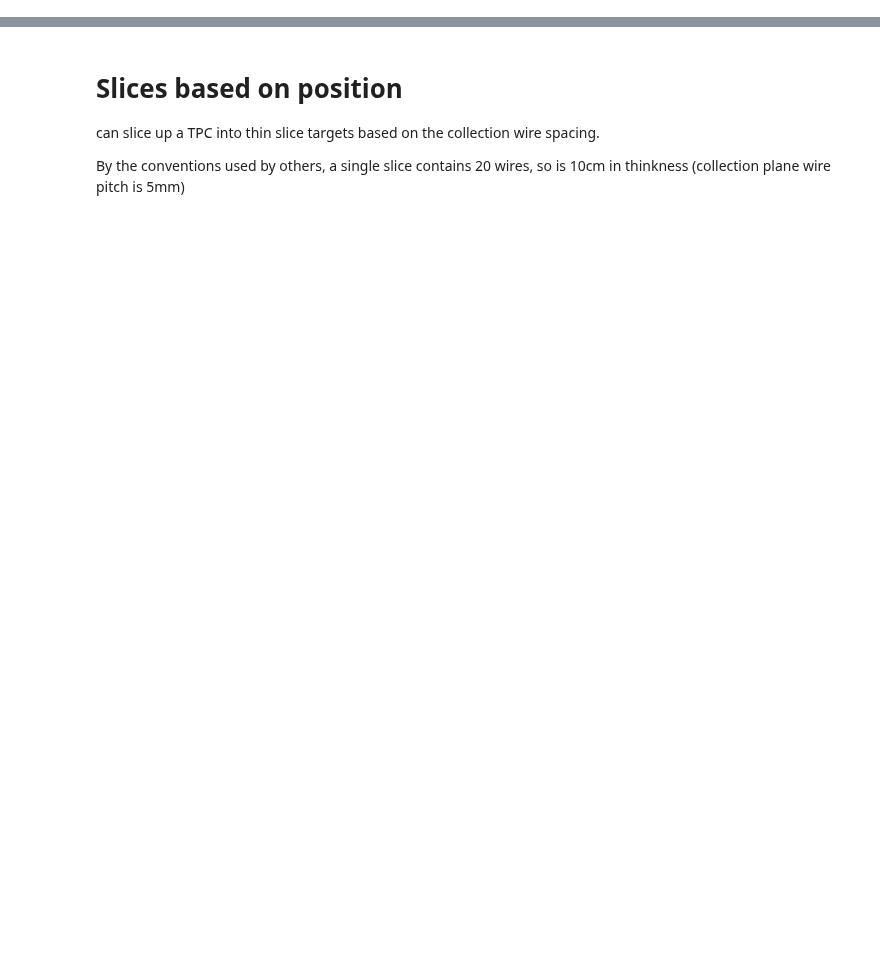
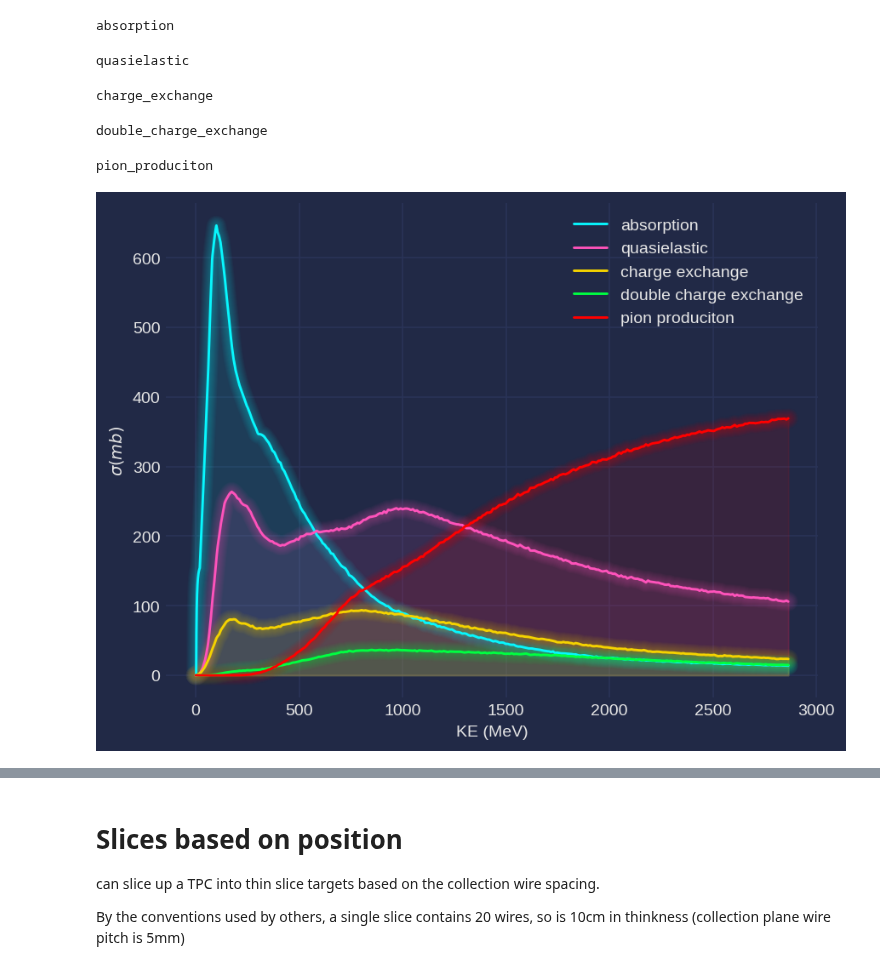
Before and after one commit to dlindebaum/pion-argon-xs-analysis, a Jupyter notebook: analysis/sandbox/cross_section.ipynb, the cells around one changed output, grey strips where cells are left out. Saved outputs shown, nothing was run; the diff lists cells and outputs as text; code cells hidden in the pictures; blank space fills up the shorter version.

```diff
--- a/analysis/sandbox/cross_section.ipynb
+++ b/analysis/sandbox/cross_section.ipynb
@@ -15,16 +0,0 @@ SetPlotStyle(True)
-# %%
-
-file = uproot.open("test/g4_xs.root")
-
-labels = {"abs_KE;1" : "absoption", "inel_KE;1" : "quasielastic", "cex_KE;1" : "charge exchange", "dcex_KE;1" : "double charge exchange", "prod_KE;1" : "pion produciton", "total_inel_KE;1" : "total inelastic"}
-
-print(file.keys())
-
-for k in file.keys():
-    if "KE" in k:
-        g = file[k]
-        Plots.Plot(g.all_members["fX"], g.all_members["fY"], label = labels[k], newFigure = False, xlabel = "KE (MeV)", ylabel = "$\sigma (mb)$")
-
-plt.xlim(0, max(file["abs_KE;1"].all_members["fX"]))
-# mplcyberpunk.add_glow_effects()
-plt.show()
@@ -33,0 +177,11 @@ plt.show()
+# %%
+cross_sections = CrossSections("test/g4_xs.root")
+cross_sections.Plot("all")
+mplcyberpunk.add_glow_effects()
+# %% [output]
+absorption
+quasielastic
+charge_exchange
+double_charge_exchange
+pion_produciton
+[figure, added]
```
Also changed, not shown: parts of 17 cells of this notebook, 1 other file.
